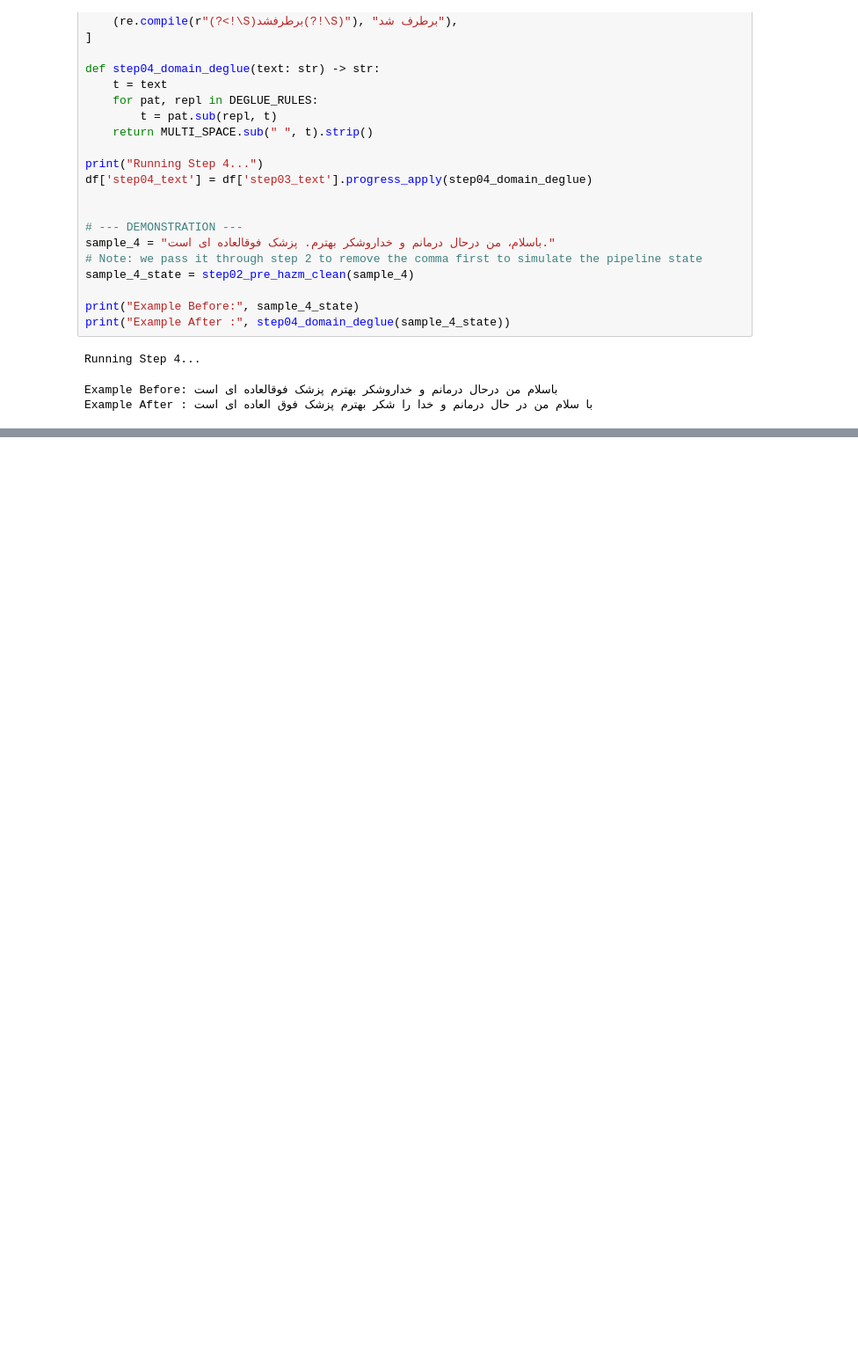
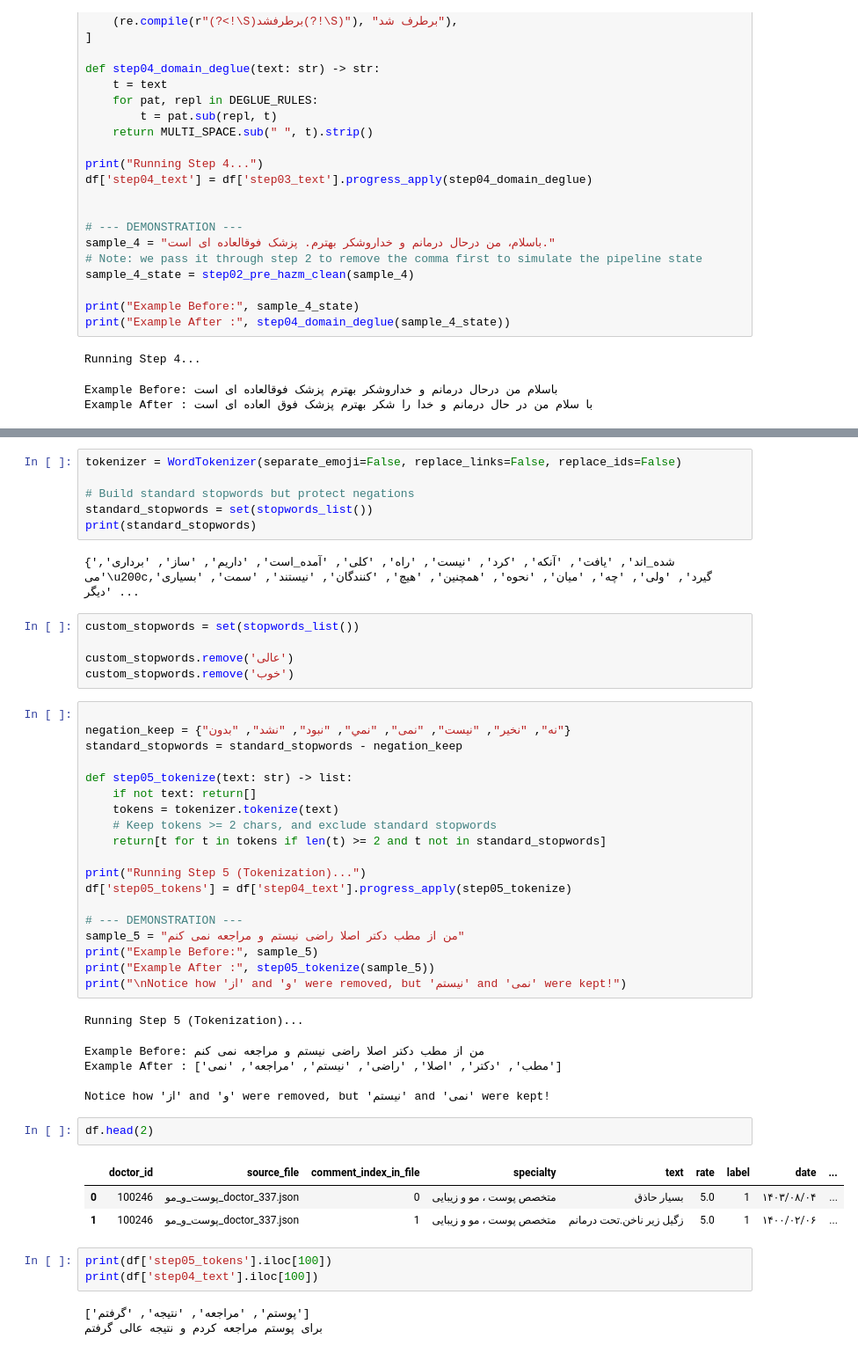
Before and after one commit to Mohsenmohebbi1993/AI-BOOTCAMP, a Jupyter notebook: notebooks/Training & Education/26. NLP - Preproccesing.ipynb, the cells around one changed output, grey strips where cells are left out. Shown at 88% size. Saved outputs shown, nothing was run; the diff lists cells and outputs as text; blank space fills up the shorter version.

```diff
--- a/notebooks/Training & Education/26. NLP - Preproccesing.ipynb
+++ b/notebooks/Training & Education/26. NLP - Preproccesing.ipynb
@@ -551,0 +558,50 @@ Example After : با سلام من در حال درمانم و خدا را شک
+# %%
+tokenizer = WordTokenizer(separate_emoji=False, replace_links=False, replace_ids=False)
+
+# Build standard stopwords but protect negations
+standard_stopwords = set(stopwords_list())
+print(standard_stopwords)
+# %% [output]
+{'شده_اند', 'یافت', 'آنکه', 'کرد', 'نیست', 'راه', 'کلی', 'آمده_است', 'داریم', 'ساز', 'برداری', 'می\u200cگیرد', 'ولی', 'چه', 'میان', 'نحوه', 'همچنین', 'هیچ', 'کنندگان', 'نیستند', 'سمت', 'بسیاری', 'دیگر ...
+# %%
+custom_stopwords = set(stopwords_list())
+
+custom_stopwords.remove('عالی')
+custom_stopwords.remove('خوب')
+# %%
+
+negation_keep = {"نه", "نخیر", "نیست", "نمی", "نمي", "نبود", "نشد", "بدون"}
+standard_stopwords = standard_stopwords - negation_keep
+
+def step05_tokenize(text: str) -> list:
+    if not text: return[]
+    tokens = tokenizer.tokenize(text)
+    # Keep tokens >= 2 chars, and exclude standard stopwords
+    return[t for t in tokens if len(t) >= 2 and t not in standard_stopwords]
+
+print("Running Step 5 (Tokenization)...")
+df['step05_tokens'] = df['step04_text'].progress_apply(step05_tokenize)
+
+# --- DEMONSTRATION ---
+sample_5 = "من از مطب دکتر اصلا راضی نیستم و مراجعه نمی کنم"
+print("Example Before:", sample_5)
+print("Example After :", step05_tokenize(sample_5))
+print("\nNotice how 'از' and 'و' were removed, but 'نیستم' and 'نمی' were kept!")
+# %% [output]
+Running Step 5 (Tokenization)...
+Example Before: من از مطب دکتر اصلا راضی نیستم و مراجعه نمی کنم
+Example After : ['مطب', 'دکتر', 'اصلا', 'راضی', 'نیستم', 'مراجعه', 'نمی']
+
+Notice how 'از' and 'و' were removed, but 'نیستم' and 'نمی' were kept!
+# %%
+df.head(2)
+# %% [output]
+|  | doctor_id | source_file | comment_index_in_file | specialty | text | rate | label | date | ... |
+| 0 | 100246 | پوست_و_مو_doctor_337.json | 0 | متخصص پوست ، مو و زیبایی | بسیار حاذق | 5.0 | 1 | ۱۴۰۳/۰۸/۰۴ | ... |
+| 1 | 100246 | پوست_و_مو_doctor_337.json | 1 | متخصص پوست ، مو و زیبایی | زگیل زیر ناخن.تحت درمانم | 5.0 | 1 | ۱۴۰۰/۰۲/۰۶ | ... |
+# %%
+print(df['step05_tokens'].iloc[100])
+print(df['step04_text'].iloc[100])
+# %% [output]
+['پوستم', 'مراجعه', 'نتیجه', 'گرفتم']
+برای پوستم مراجعه کردم و نتیجه عالی گرفتم
```
Also changed, not shown: parts of 5 cells of this notebook.
